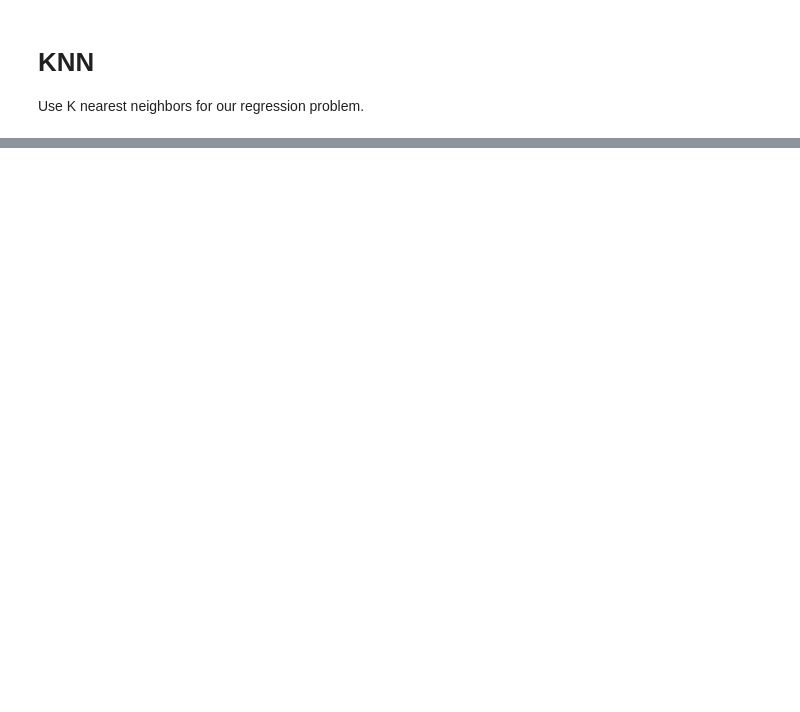
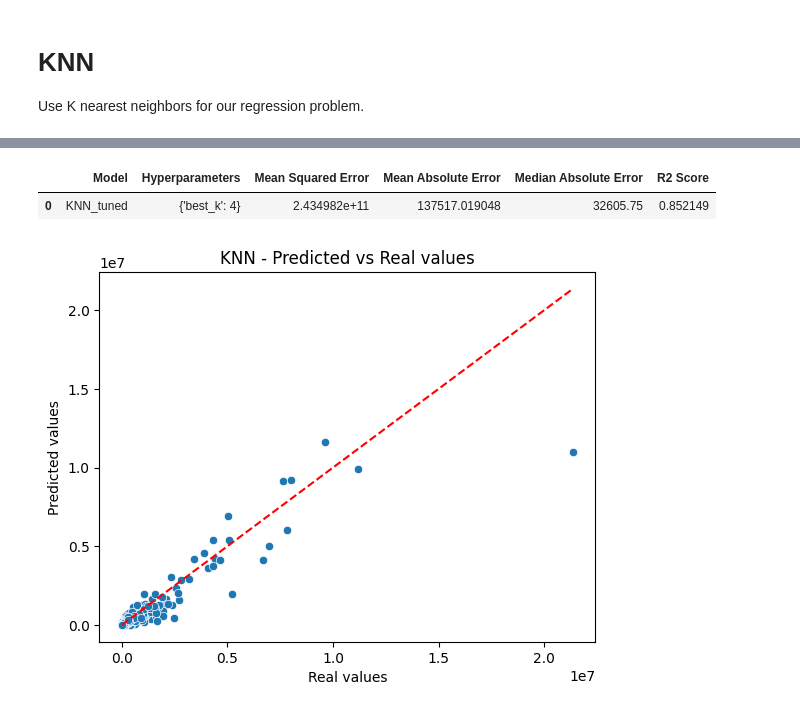
Before and after one commit to pierre-jezegou/fib-ml-project, a Jupyter notebook: knn.ipynb, the cells around one changed output, grey strips where cells are left out. Cells and saved outputs as stored; diff of their text form; code cells hidden in the pictures; blank space fills up the shorter version.

```diff
--- a/knn.ipynb
+++ b/knn.ipynb
@@ -91,9 +107,13 @@ plt.show()
 from sklearn.model_selection import KFold
 
 # Parameter tuning
-kf=KFold(n_splits=20,shuffle=True,random_state=42)
-parameter={'n_neighbors': np.arange(2, 30, 1)}
-knn=KNeighborsRegressor()
-knn_cv=GridSearchCV(knn, param_grid=parameter, cv=kf, verbose=1)
+kf = KFold(n_splits=20, shuffle=True, random_state=42)
+parameter = {'regressor__n_neighbors': np.arange(2, 30, 1)}
+
+knn = Pipeline(steps=[
+    ('preprocessor', preprocessor),
+    ('regressor', KNeighborsRegressor())
+])
+
+knn_cv = GridSearchCV(knn, param_grid=parameter, cv=kf, verbose=1)
 knn_cv.fit(X_train, y_train)
-print(knn_cv.best_params_)
@@ -100,11 +141,19 @@ print(knn_cv.best_params_)
 # %%
 from sklearn.metrics import accuracy_score
 
-best_k = knn_cv.best_params_['n_neighbors']
+best_k = knn_cv.best_params_['regressor__n_neighbors']
 # Use the best hyperparameter and train the final model
-knn = KNeighborsRegressor(n_neighbors=best_k)
+
+knn = Pipeline(steps=[
+    ('preprocessor', preprocessor),
+    ('regressor', KNeighborsRegressor(n_neighbors=best_k))
+])
 knn.fit(X_train, y_train)
 y_pred = knn.predict(X_test)
 
-
-sns.scatterplot(x=np.log(y_test), y=np.log(y_pred))
+plot_ypred_vs_yreal(y_pred, y_test, 'KNN', False, True)
+write_metrics_in_csv(y_pred, y_test, 'KNN_tuned', {'best_k':best_k})
+# %% [output]
+|  | Model | Hyperparameters | Mean Squared Error | Mean Absolute Error | Median Absolute Error | R2 Score |
+| 0 | KNN_tuned | {'best_k': 4} | 2.434982e+11 | 137517.019048 | 32605.75 | 0.852149 |
+[figure, added]
```
Also changed, not shown: parts of 15 cells of this notebook.
